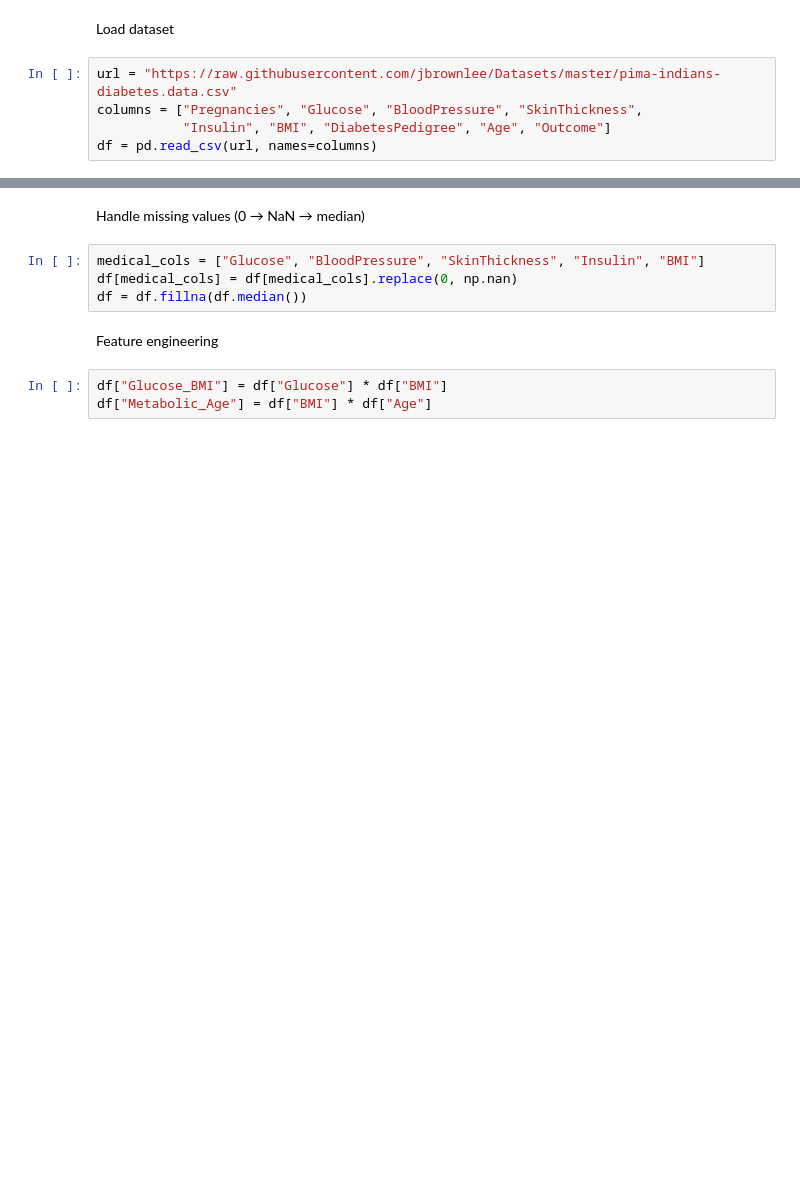
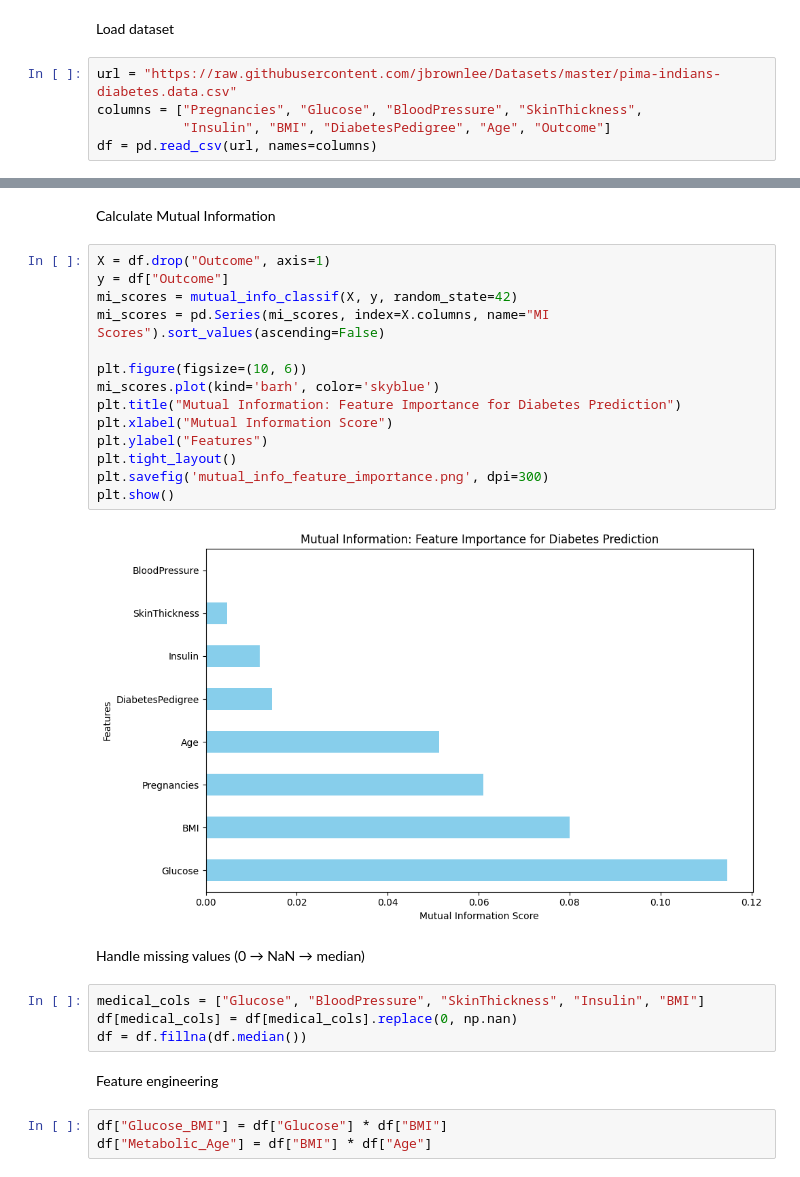
Before and after one commit to ImmatureBug/Diabetes-Prediction-Using-Traditional-Machine-Learning, a Jupyter notebook: Diabetes_Prediction_Using_Traditional_Machine_Learning_Techniques.ipynb, the cells around one changed output, grey strips where cells are left out. Saved outputs shown, nothing was run; the diff lists cells and outputs as text; blank space fills up the shorter version.

```diff
--- a/Diabetes_Prediction_Using_Traditional_Machine_Learning_Techniques.ipynb
+++ b/Diabetes_Prediction_Using_Traditional_Machine_Learning_Techniques.ipynb
@@ -35,3 +102,21 @@ df = pd.read_csv(url, names=columns)
+# %% [markdown]
+Calculate Mutual Information
+# %%
+X = df.drop("Outcome", axis=1)
+y = df["Outcome"]
+mi_scores = mutual_info_classif(X, y, random_state=42)
+mi_scores = pd.Series(mi_scores, index=X.columns, name="MI Scores").sort_values(ascending=False)
+
+plt.figure(figsize=(10, 6))
+mi_scores.plot(kind='barh', color='skyblue')
+plt.title("Mutual Information: Feature Importance for Diabetes Prediction")
+plt.xlabel("Mutual Information Score")
+plt.ylabel("Features")
+plt.tight_layout()
+plt.savefig('mutual_info_feature_importance.png', dpi=300)
+plt.show()
+# %% [output]
+[figure, added]
 # %% [markdown]
 Handle missing values (0 → NaN → median)
 # %%
```
Also changed, not shown: parts of 19 cells of this notebook.
